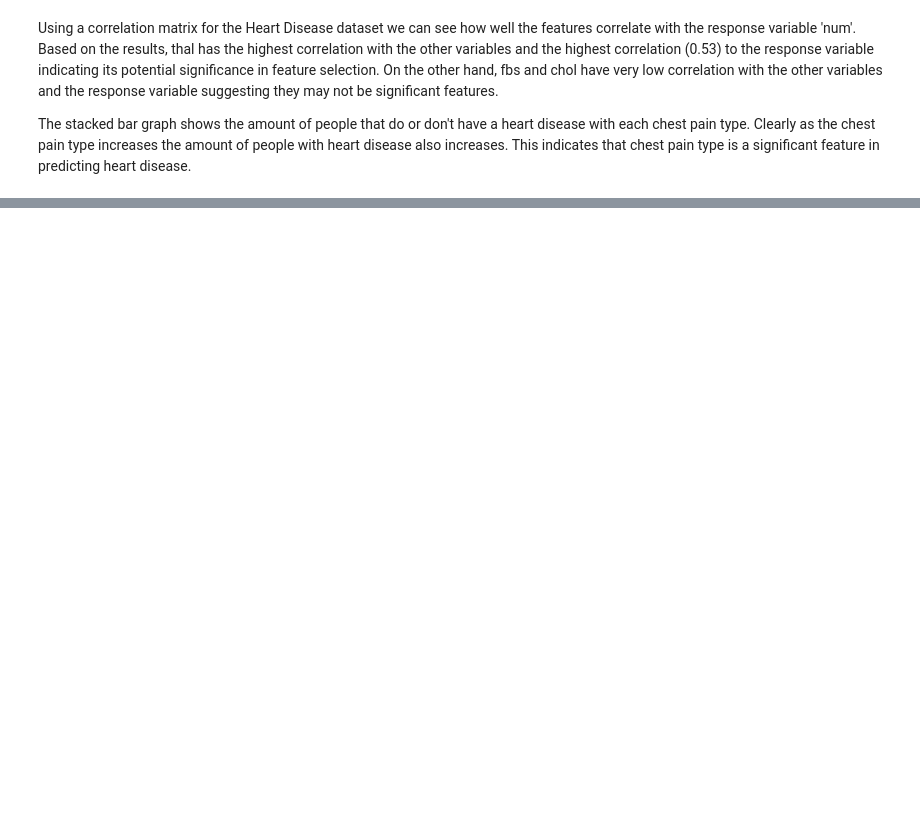
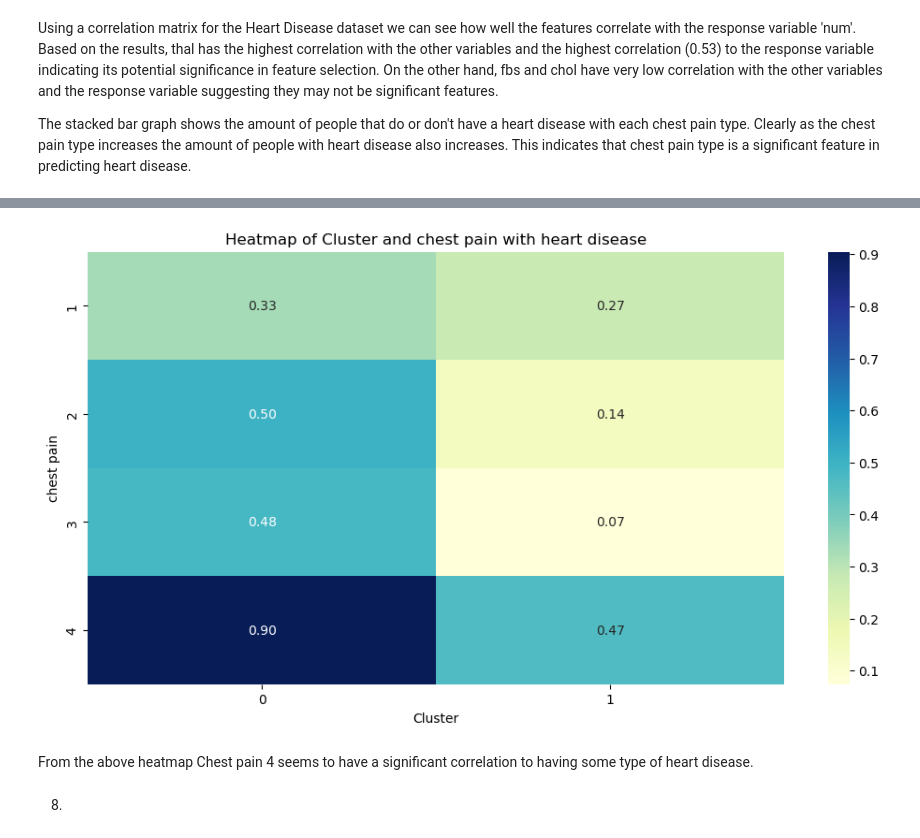
Before and after one commit to West3104/Assignment-6, a Jupyter notebook: assignment6.ipynb, the cells around one changed output, grey strips where cells are left out. Cells and saved outputs as stored; diff of their text form; code cells hidden in the pictures; blank space fills up the shorter version.

```diff
--- a/assignment6.ipynb
+++ b/assignment6.ipynb
@@ -91,0 +194,14 @@ The stacked bar graph shows the amount of people that do or don't have a heart d
+# %%
+plt.figure(figsize=(12, 6))
+pivot_table = heart_diseaseD.pivot_table(values='num', index='cp', columns='cluster', aggfunc='mean')
+sns.heatmap(pivot_table, annot=True, fmt=".2f", cmap='YlGnBu')
+plt.title('Heatmap of Cluster and chest pain with heart disease')
+plt.xlabel('Cluster')
+plt.ylabel('chest pain')
+plt.show()
+# %% [output]
+[figure, added]
+# %% [markdown]
+From the above heatmap Chest pain 4 seems to have a significant correlation to having some type of heart disease.
+# %% [markdown]
+8.
```
Also changed, not shown: parts of 40 cells of this notebook.
